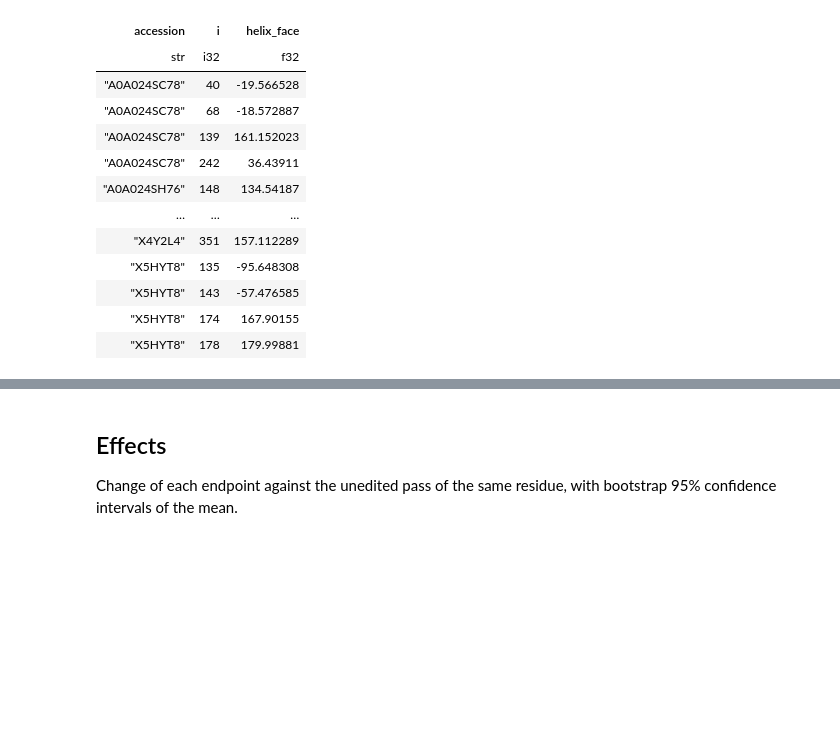
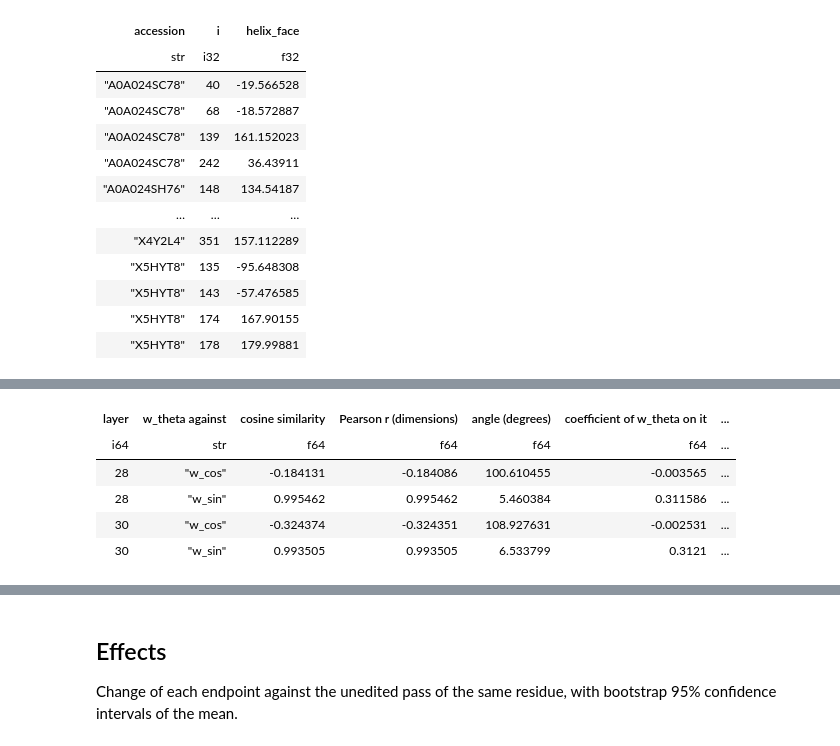
Before and after one commit to marcosbolanos/biomanifolds, a Jupyter notebook: notebooks/03_angle_ablation_test.ipynb, the cells around one changed output, grey strips where cells are left out. Cells and saved outputs as stored; diff of their text form; code cells hidden in the pictures; blank space fills up the shorter version.

```diff
--- a/notebooks/03_angle_ablation_test.ipynb
+++ b/notebooks/03_angle_ablation_test.ipynb
@@ -281,0 +127,84 @@ shape: (20_000_000, 15)
+# %%
+from biomanifolds.angle_study import linear_fits, samples
+
+# The train helix residues of notebook 2 (the residues of the bin files above), with their angle in radians
+train_helix = samples.train_helix_residues()
+theta_train = np.deg2rad(train_helix["helix_face"].to_numpy())
+theta_bins = np.deg2rad(np.arange(360) - 179.5)  # centre of each 1-degree bin, in radians
+for layer in LAYERS:
+    assert np.array_equal(np.bincount((np.floor(train_helix["helix_face"].to_numpy()) + 180).astype(np.int64) % 360, minlength=360), helix_counts[layer]), \
+        "the train helix residues differ from the bin files of notebook 2: run notebook 2 again"
+
+VARIABLES = {  # the variables of each encoder for angles t (radians): (residues, variables)
+    "linear": lambda t: np.column_stack([t]),
+    "harmonic": lambda t: np.column_stack([np.cos(t), np.sin(t)]),
+    "cos_only": lambda t: np.column_stack([np.cos(t)]),
+    "sin_only": lambda t: np.column_stack([np.sin(t)]),
+}
+H, global_mean, encoders = {}, {}, {}
+for layer in LAYERS:
+    H[layer] = helix_sums[layer] / helix_counts[layer][:, None]  # (360, 640) mean activation per bin
+    global_mean[layer] = helix_sums[layer].sum(0) / helix_counts[layer].sum()  # mu: mean activation over all train helix residues
+    h_train = samples.train_helix_embeddings(layer, train_helix)  # (train residues, 640)
+    # encoder: h ~ intercept + variables @ coefficients; coefficients (variables, 640), one weight vector w per variable
+    encoders[layer] = {name: linear_fits.fit_ols(variables(theta_train), h_train) for name, variables in VARIABLES.items()}
+    del h_train
+
+
+# Mean activation for a specific value of the latent
+def bin_mean_activation(t, layer):
+    return H[layer][int(np.floor(np.rad2deg(t) + 180)) % 360]
+
+
+def h_pred(name):
+    return lambda t, layer: linear_fits.predict(encoders[layer][name], VARIABLES[name](np.atleast_1d(float(t))))[0]
+
+
+# Object containing the fitted activations for each angle according to each method (used by the edits below)
+activation_at_angle = {"bin_means": bin_mean_activation, **{name: h_pred(name) for name in VARIABLES}}
+
+# weighted R^2 of the fits on the bin means, for each layer
+r2 = []
+for layer in LAYERS:
+    total = (helix_counts[layer][:, None] * (H[layer] - global_mean[layer]) ** 2).sum()
+    for name, variables in VARIABLES.items():
+        fitted = linear_fits.predict(encoders[layer][name], variables(theta_bins))
+        r2.append({"layer": layer, "fit": name, "r2": 1 - (helix_counts[layer][:, None] * (H[layer] - fitted) ** 2).sum() / total})
+with pl.Config(tbl_rows=-1, tbl_cols=-1):  # every row and column, in this table only
+    display(pl.DataFrame(r2).pivot("fit", index="layer", values="r2"))
+
+
+# The linear weight w_theta against the harmonic weights w_cos and w_sin
+def cosine(u, v):
+    return u @ v / np.linalg.norm(u) / np.linalg.norm(v)
+
+
+expected_k_sin = np.cov(theta_train, np.sin(theta_train))[0, 1] / theta_train.var(ddof=1)  # cov(theta, sin theta) / var(theta) over the train residues
+comparison = []
+for layer in LAYERS:
+    w_theta = encoders[layer]["linear"]["coefficients"][0]
+    w_cos, w_sin = encoders[layer]["harmonic"]["coefficients"]
+    plane = np.column_stack([w_cos, w_sin])  # (640, 2)
+    k, *_ = np.linalg.lstsq(plane, w_theta, rcond=None)  # w_theta ~ k_cos w_cos + k_sin w_sin
+    in_plane = 1 - np.sum((w_theta - plane @ k) ** 2) / np.sum(w_theta**2)
+    for name, w, coefficient, expected in [("w_cos", w_cos, k[0], 0.0), ("w_sin", w_sin, k[1], expected_k_sin)]:
+        comparison.append({
+            "layer": layer, "w_theta against": name, "cosine similarity": cosine(w_theta, w),
+            "Pearson r (dimensions)": np.corrcoef(w_theta, w)[0, 1], "angle (degrees)": np.rad2deg(np.arccos(np.clip(cosine(w_theta, w), -1, 1))),
+            "coefficient of w_theta on it": coefficient, "expected coefficient": expected,
+            "|w_theta| / |it|": np.linalg.norm(w_theta) / np.linalg.norm(w), "part of |w_theta|^2 in the (w_cos, w_sin) plane": in_plane,
+        })
+with pl.Config(tbl_rows=-1, tbl_cols=-1):  # every row and column, in this table only
+    display(pl.DataFrame(comparison))
+
+# the cos-only and sin-only weights against w_cos and w_sin of the harmonic fit (cos and sin are almost uncorrelated over the residues)
+checks = []
+for layer in LAYERS:
+    w_cos, w_sin = encoders[layer]["harmonic"]["coefficients"]
+    for name, w, reference in [("w'_cos (cos-only) vs w_cos", encoders[layer]["cos_only"]["coefficients"][0], w_cos),
+                               ("w'_sin (sin-only) vs w_sin", encoders[layer]["sin_only"]["coefficients"][0], w_sin)]:
+        checks.append({"layer": layer, "weights": name, "cosine similarity": cosine(w, reference), "norm ratio": np.linalg.norm(w) / np.linalg.norm(reference)})
+    checks.append({"layer": layer, "weights": "w_cos vs w_sin", "cosine similarity": cosine(w_cos, w_sin), "norm ratio": np.linalg.norm(w_cos) / np.linalg.norm(w_sin)})
+with pl.Config(tbl_rows=-1, tbl_cols=-1):  # every row and column, in this table only
+    display(pl.DataFrame(checks))
+# %% [output]
@@ -281,0 +217,6 @@ shape: (20_000_000, 15)
+| layer | w_theta against | cosine similarity | Pearson r (dimensions) | angle (degrees) | coefficient of w_theta on it | ... |
+| i64 | str | f64 | f64 | f64 | f64 | ... |
+| 28 | "w_cos" | -0.184131 | -0.184086 | 100.610455 | -0.003565 | ... |
+| 28 | "w_sin" | 0.995462 | 0.995462 | 5.460384 | 0.311586 | ... |
+| 30 | "w_cos" | -0.324374 | -0.324351 | 108.927631 | -0.002531 | ... |
+| 30 | "w_sin" | 0.993505 | 0.993505 | 6.533799 | 0.3121 | ... |
```
Also changed, not shown: parts of 14 cells of this notebook, 8 other files.
